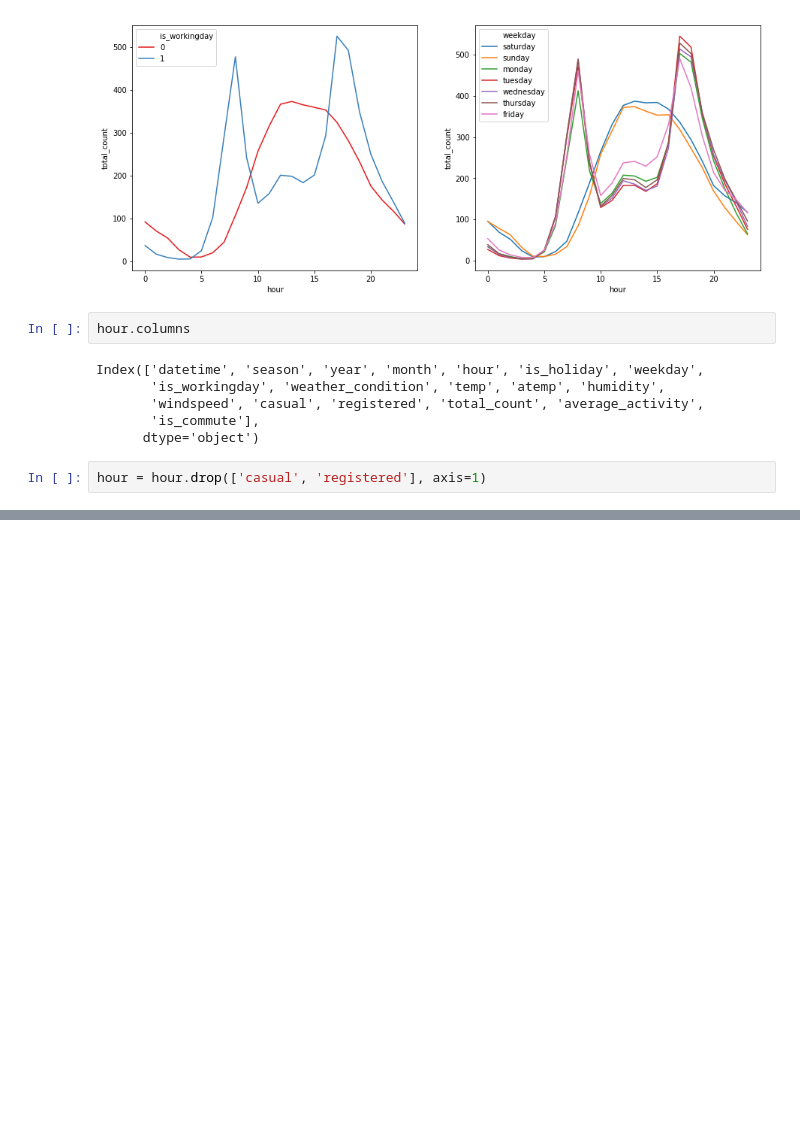
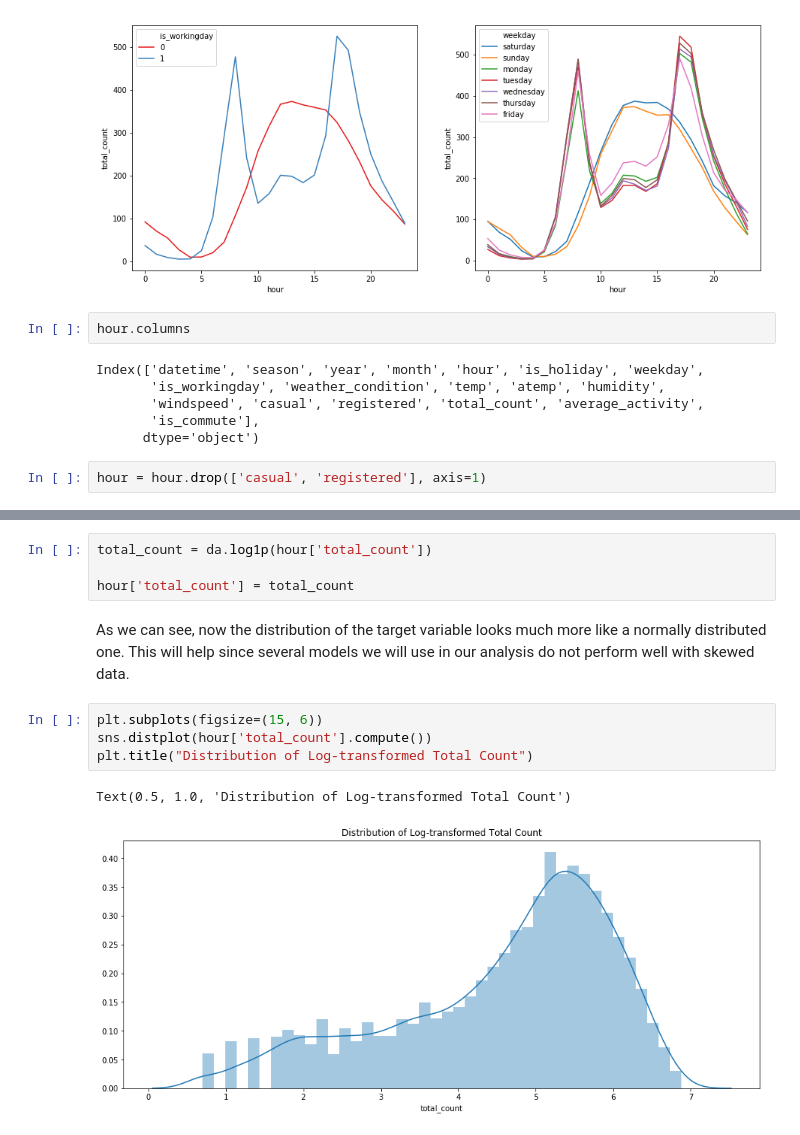
Before and after one commit to lhandal/bike_sharing_dask, a Jupyter notebook: Dask_Bike-Sharing_Leandro_Handal.ipynb, the cells around one changed output, grey strips where cells are left out. Drawn from its saved outputs; the diff is of its cells as text; blank space fills up the shorter version.

Commit message:
Preprocessing - Dummifying and Log-transform

```diff
--- a/Dask_Bike-Sharing_Leandro_Handal.ipynb
+++ b/Dask_Bike-Sharing_Leandro_Handal.ipynb
@@ -758,0 +797,13 @@ hour = hour.drop(['casual', 'registered'], axis=1)
+# %%
+total_count = da.log1p(hour['total_count'])
+
+hour['total_count'] = total_count
+# %% [markdown]
+As we can see, now the distribution of the target variable looks much more like a normally distributed one. This will help since several models we will use in our analysis do not perform well with skewed data.
+# %%
+plt.subplots(figsize=(15, 6))
+sns.distplot(hour['total_count'].compute())
+plt.title("Distribution of Log-transformed Total Count")
+# %% [output]
+Text(0.5, 1.0, 'Distribution of Log-transformed Total Count')
+[figure, added]
```
Also changed, not shown: parts of 11 cells of this notebook.
